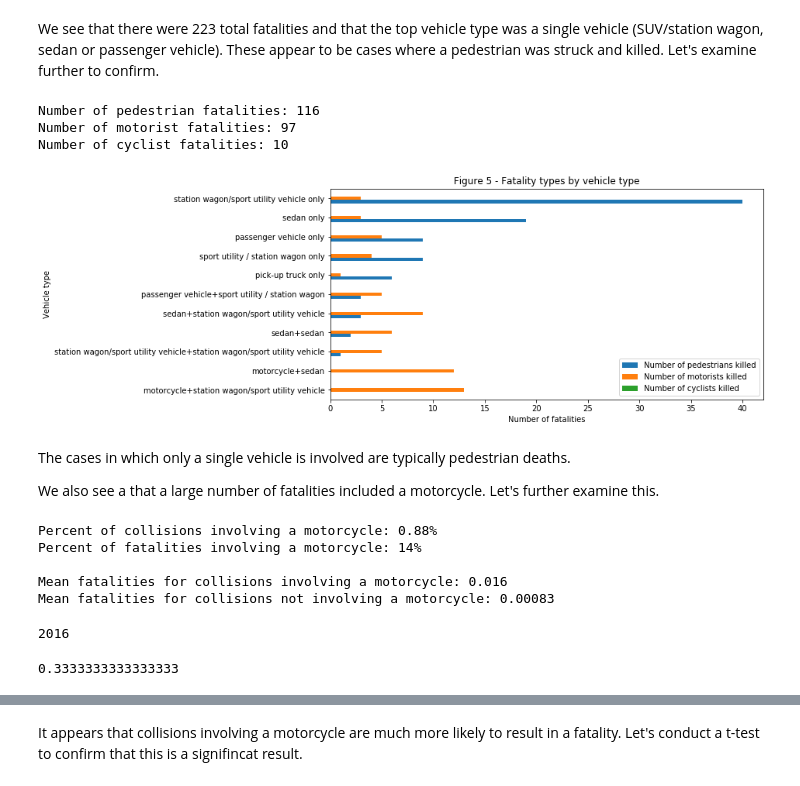
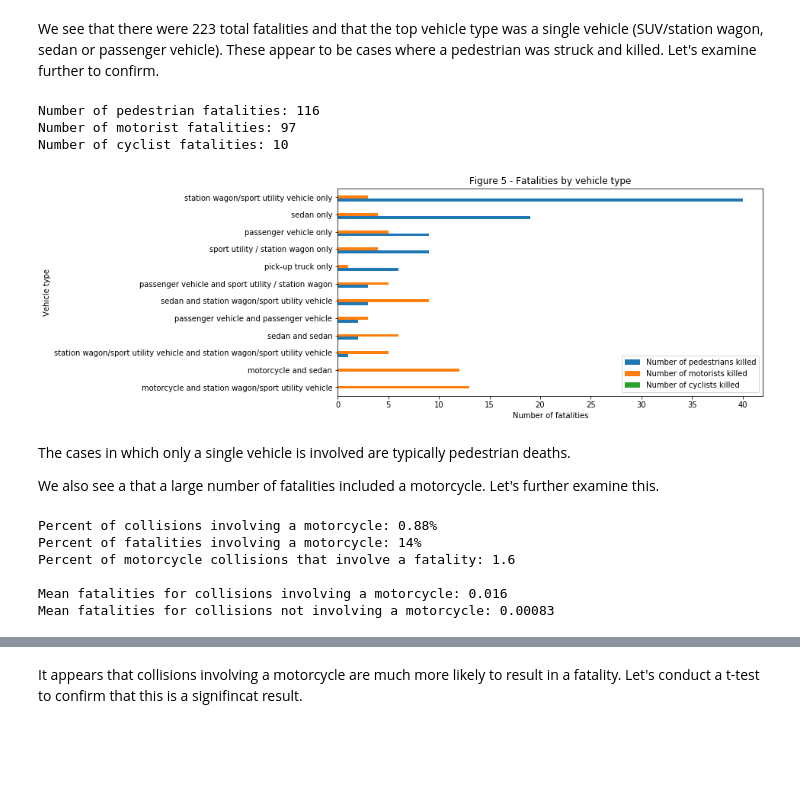
Before and after one commit to dan55/collisions, a Jupyter notebook: collisions.ipynb, the cells around one changed output, grey strips where cells are left out. Saved outputs shown, nothing was run; the diff lists cells and outputs as text; code cells hidden in the pictures; blank space fills up the shorter version.

```diff
--- a/collisions.ipynb
+++ b/collisions.ipynb
@@ -244,8 +247,8 @@ df2.dropna(subset=["vehicle_type_code_1"], inplace=True)
 
 # combine the first two vehicle type columns with a "+" as the delimiter
 df2["vehicle_type"] = (np.where(df2.vehicle_type_code_1 < df2.vehicle_type_code_2,
-                                   df2.vehicle_type_code_1.str.lower() + "+" + df2.vehicle_type_code_2.str.lower(),
-                                   df2.vehicle_type_code_2.str.lower() + "+" + df2.vehicle_type_code_1.str.lower()))
+                                   df2.vehicle_type_code_1.str.lower() + " and " + df2.vehicle_type_code_2.str.lower(),
+                                   df2.vehicle_type_code_2.str.lower() + " and " + df2.vehicle_type_code_1.str.lower()))
 
 # if the column is null, then the second vehicle type is null, so use the first type
 df2["vehicle_type"] = (np.where(df2.vehicle_type_code_2.isna(),
@@ -314,33 +305,30 @@ We see that there were 223 total fatalities and that the top vehicle type was a
 # %%
 print(f"Number of pedestrian fatalities: {int(df2.number_of_pedestrians_killed.sum())}")
 print(f"Number of motorist fatalities: {int(df2.number_of_motorist_killed.sum())}")
 print(f"Number of cyclist fatalities: {int(df2.number_of_cyclist_killed.sum())}")
 
-# look again only at vehicle types with more than 5 fatalities
-top = grouped[grouped > 5]
-
-dff = (df2[(df2["number_of_persons_killed"] >= 1) & (df2.vehicle_type.isin(top.index))]
+groups = ["number_of_pedestrians_killed", "number_of_motorist_killed", "number_of_cyclist_killed"]
+dff = (df2[(df2.vehicle_type.isin(grouped.index))]
            .groupby(["vehicle_type"])
-          )["number_of_pedestrians_killed",
-            "number_of_motorist_killed",
-            "number_of_cyclist_killed"].apply(lambda x : x.astype(int).sum())
+      )[groups].apply(lambda x : x.astype(int).sum())
 
 ax = (dff.sort_values("number_of_pedestrians_killed", ascending=False)
      .iloc[::-1]
      .plot(figsize=(10, 5),
            kind="barh",
-           title="Figure 5 - Fatality types by vehicle type"))
+           title="Figure 5 - Fatalities by vehicle type"))
 
 ax.set_xlabel("Number of fatalities")
 ax.set_ylabel("Vehicle type")
-_ = ax.legend(["Number of pedestrians killed",
-               "Number of motorists killed",
-               "Number of cyclists killed"])
+ax.legend(["Number of pedestrians killed",
+           "Number of motorists killed",
+           "Number of cyclists killed"])
+ax.figure.savefig("figures/fig_5.png")
 # %% [output]
 Number of pedestrian fatalities: 116
 Number of motorist fatalities: 97
 Number of cyclist fatalities: 10
-[figure, old version]
+[figure, new version]
 # %% [markdown]
 The cases in which only a single vehicle is involved are typically pedestrian deaths.
 
@@ -354,23 +342,20 @@ percent_motorcycle_fatal = int(motorcycles.number_of_persons_killed.sum() / tota
 
 motorcycle_mean_fatalities = motorcycles.number_of_persons_killed.mean()
 others_mean_fatalities = others.number_of_persons_killed.mean()
+
+motorcycle_fatal = motorcycles[motorcycles.number_of_persons_killed > 0]
+motorcycle_fatal_percent = len(motorcycle_fatal) / len(motorcycles) * 100
+
 print(f"Percent of collisions involving a motorcycle: {percent_motorcycle:.2}%")
 print(f"Percent of fatalities involving a motorcycle: {percent_motorcycle_fatal}%")
+print(f"Percent of motorcycle collisions that involve a fatality: {motorcycle_fatal_percent:.2}%")
 print()
 print(f"Mean fatalities for collisions involving a motorcycle: {motorcycle_mean_fatalities:.2}")
 print(f"Mean fatalities for collisions not involving a motorcycle: {others_mean_fatalities:.2}")
 # %% [output]
 Percent of collisions involving a motorcycle: 0.88%
 Percent of fatalities involving a motorcycle: 14%
+Percent of motorcycle collisions that involve a fatality: 1.6
 
 Mean fatalities for collisions involving a motorcycle: 0.016
 Mean fatalities for collisions not involving a motorcycle: 0.00083
-# %%
-motorist_fatal = df2[df2.number_of_motorist_killed > 0]
-print(len(motorcycles))
-len(motorist_fatal)
-len(motorist_fatal)
-len(motorist_fatal[motorist_fatal.vehicle_type.str.contains("motorcycle")]) / len(motorist_fatal)
-# %% [output]
-2016
-0.3333333333333333
```
Also changed, not shown: parts of 22 cells of this notebook.
